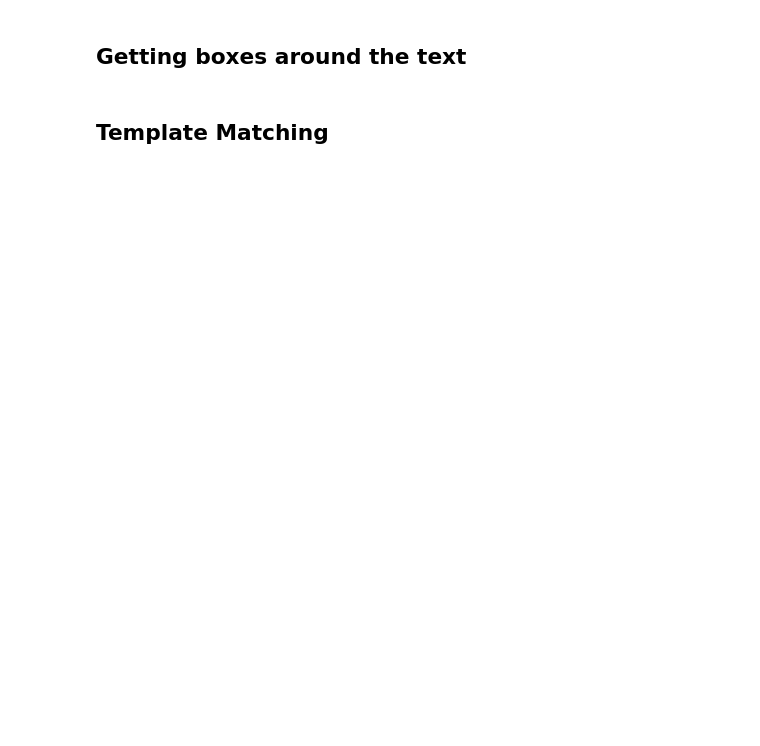
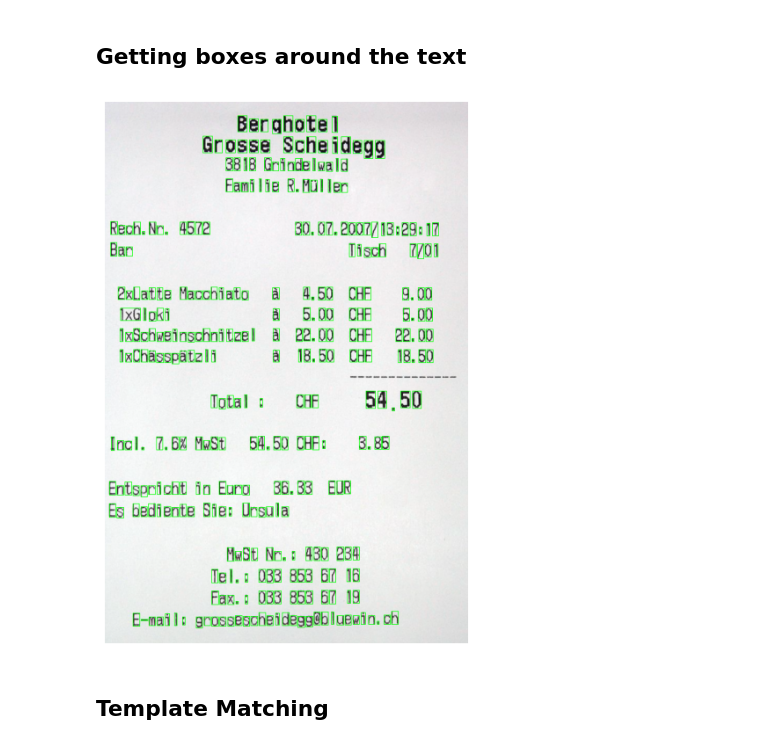
Before and after one commit to watson222-2/python_data_preparation, a Jupyter notebook: tesseract_ocr_example.ipynb, the cells around one changed output. Cells and saved outputs as stored; diff of their text form; code cells hidden in the pictures; blank space fills up the shorter version.

```diff
--- a/tesseract_ocr_example.ipynb
+++ b/tesseract_ocr_example.ipynb
@@ -22,7 +22,7 @@ print("Version of package nltk:", nltk.__version__)
 print("Version of PIL:", PIL.__version__, "\n")
 
 # Specify the path to Tesseract
-pytesseract.pytesseract.tesseract_cmd = r'/usr/bin/tesseract'
+# pytesseract.pytesseract.tesseract_cmd = r'/usr/bin/tesseract'
 
 # Ignore warnings
 import warnings
@@ -70,26 +94,28 @@ plt.show()
 # %%
 # Import the receipt image
 img = cv2.imread('./Data/receipt.png')
-img = cv2.cvtColor(img, cv2.COLOR_BGR2RGB)  # Convert the image from BGR to RGB
+
+ # Convert the image from BGR to RGB
+img = cv2.cvtColor(img, cv2.COLOR_BGR2RGB)
 
 # Get image dimensions
 h, w, c = img.shape
 
 # Get OCR boxes
 boxes = pytesseract.image_to_boxes(img, lang='deu')
 
 # Draw boxes on the image
 for b in boxes.splitlines():
     b = b.split(' ')
     img = cv2.rectangle(img, (int(b[1]), h - int(b[2])), (int(b[3]), h - int(b[4])), (0, 255, 0), 1)
 
 # Get OCR data
 d = pytesseract.image_to_data(img, output_type=Output.DICT, lang='deu')
 
-# Display the image
-plt.imshow(img)
-plt.axis('off')
-plt.show()
+# Plot image of receipt
+plot_image(img, 8)
+# %% [output]
+[figure, added]
 # %% [markdown]
 ## Template Matching
 # %%
```
Also changed, not shown: parts of 8 cells of this notebook, 2 other files.
